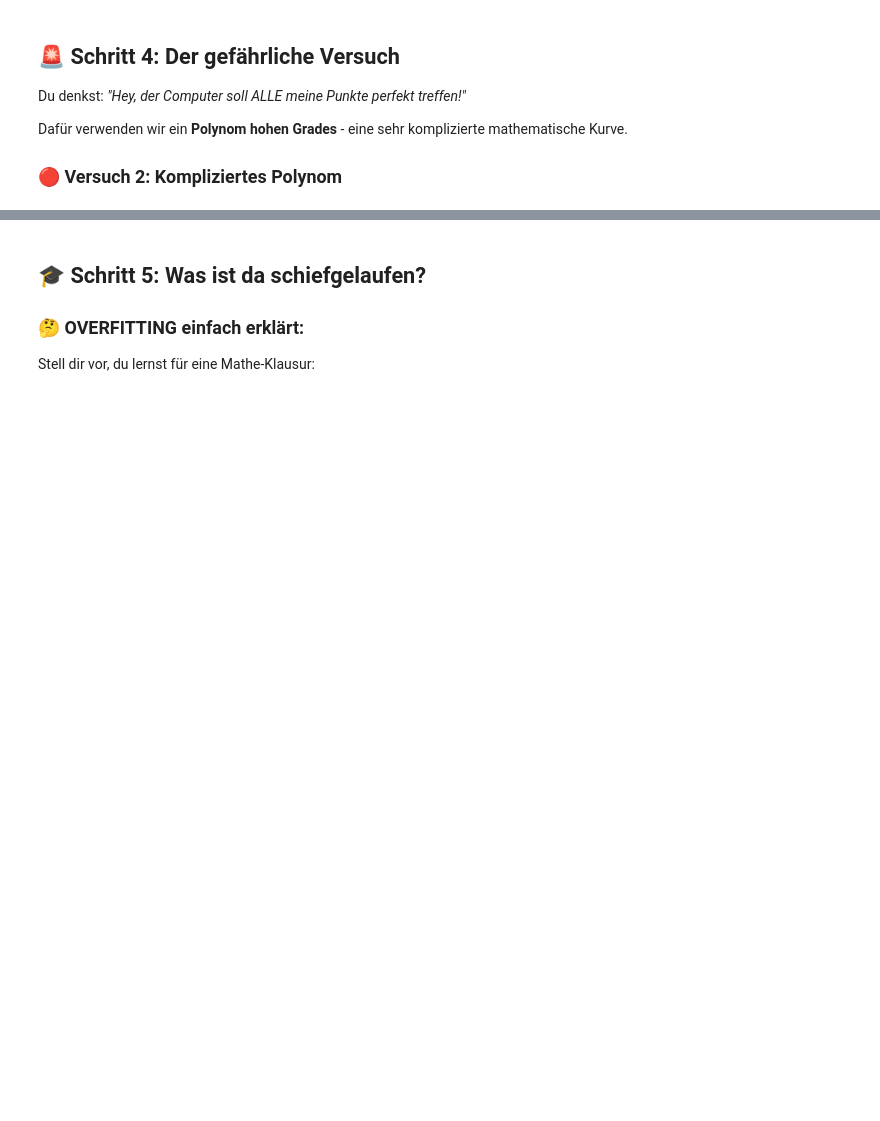
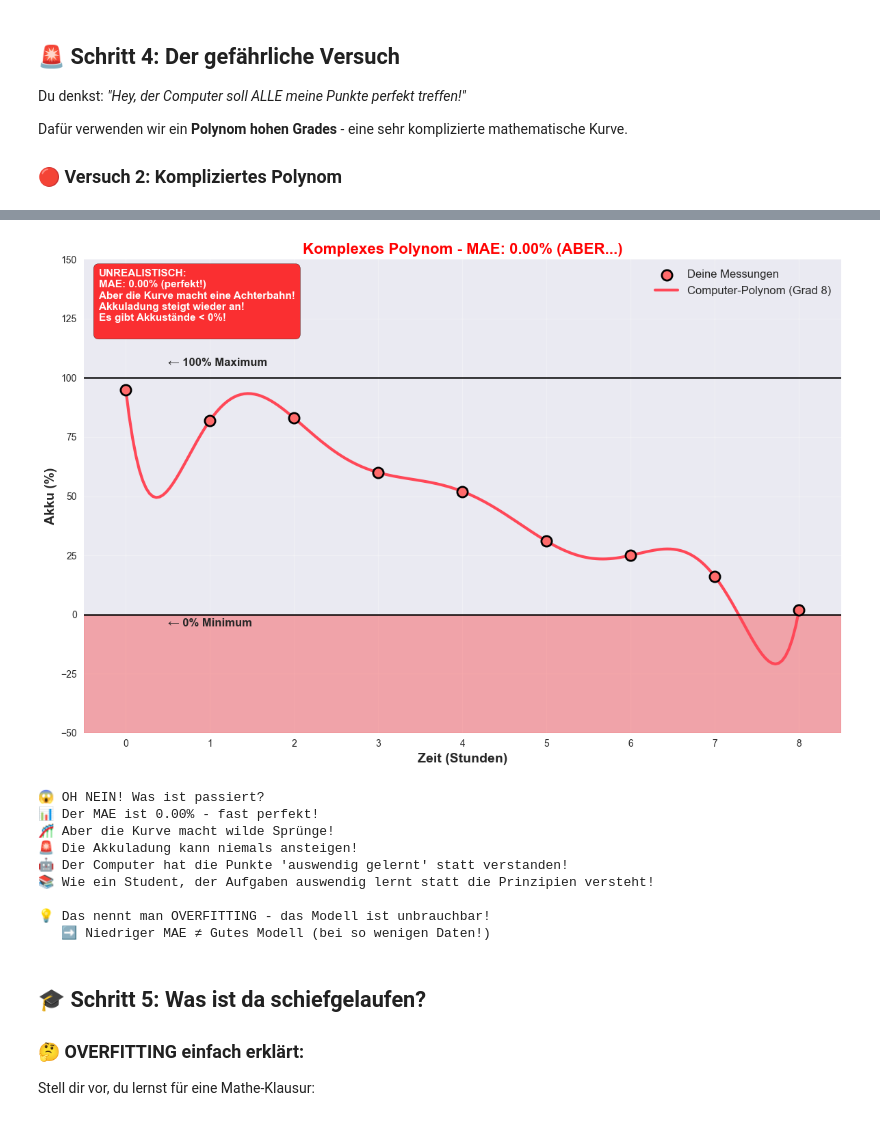
Before and after one commit to klar74/WS2025_lecture, a Jupyter notebook: Vorlesung_08/handy_entladung_polynomfit.ipynb, the cells around one changed output, grey strips where cells are left out. Cells and saved outputs as stored; diff of their text form; code cells hidden in the pictures; blank space fills up the shorter version.

```diff
--- a/Vorlesung_08/handy_entladung_polynomfit.ipynb
+++ b/Vorlesung_08/handy_entladung_polynomfit.ipynb
@@ -217,7 +294,7 @@ Dafür verwenden wir ein **Polynom hohen Grades** - eine sehr komplizierte mathe
 
 ### 🔴 Versuch 2: Kompliziertes Polynom
 # %%
-def komplexes_polynom(x, y, grad=12):
+def komplexes_polynom(x, y, grad=8):
     """
     Fittet ein POLYNOM durch deine Datenpunkte
     Grad 8 bedeutet: y = a₈x⁸ + a₇x⁷ + a₆x⁶ + ... + a₁x + a₀
@@ -233,10 +310,6 @@ def komplexes_polynom(x, y, grad=12):
     print(f"   🤯 Die Formel hätte {grad+1} Terme: a₈x⁸ + a₇x⁷ + ... + a₁x + a₀")
     print(f"   ⚠️  Das ist verdächtig kompliziert für so wenige Daten...")
 
-    # Zeige ein paar der Koeffizienten (die sind oft riesig!)
-    #print(f"   📊 Beispiel-Koeffizienten: {koeffizienten[:]} ...")
-    #print(f"   😵 Manche sind riesige Zahlen!")
-
     # Funktion, die Vorhersagen macht
     def vorhersage_funktion(neue_x_werte):
         return np.polyval(koeffizienten, neue_x_werte)
@@ -247,16 +320,18 @@ def komplexes_polynom(x, y, grad=12):
 print("🎓 GEFÄHRLICHE LERNPHASE: Computer wird zum Perfektionisten...")
 print()
 
-polynom_grad = 25
+polynom_grad = 8
 polynom_funktion, polynom_koeff = komplexes_polynom(zeit_stunden, akku_prozent, grad=polynom_grad)
 
 # Computer macht Vorhersagen
 vorhersagen_polynom = polynom_funktion(zeit_stunden)
 
 # Wie gut war der Computer diesmal?
-genauigkeit_polynom = berechne_genauigkeit(akku_prozent, vorhersagen_polynom)
+mae_polynom = berechne_mae(akku_prozent, vorhersagen_polynom)
 
 print()
-print(f"📊 ERGEBNIS: Computer ist zu {genauigkeit_polynom*100:.1f}% genau!")
-print("😱 WOW! Fast perfekt! Das muss doch super sein... oder?")
+print(f"📊 ERGEBNIS: Durchschnittlicher Fehler (MAE): {mae_polynom:.1f}%")
+print(f"   ➡️ Das bedeutet: Im Schnitt {mae_polynom:.1f} Prozentpunkte daneben")
+print("Er trifft alle Punkte perfekt!")
+print("😱 WOW! Ein MAE von fast 0% - das muss doch super sein... oder?")
 print("🚨 ACHTUNG: Lass uns schauen, was wirklich passiert ist...")
@@ -266,17 +355,17 @@ plt.figure(figsize=(12, 8))
 
 # Deine echten Messungen
 plt.scatter(zeit_stunden, akku_prozent, color='#FF6B6B', s=120,
-           edgecolors='black', linewidth=2, label='📱 Deine Messungen', zorder=5)
+           edgecolors='black', linewidth=2, label='Deine Messungen', zorder=5)
 
 # Computer-Vorhersage (die verrückte Kurve!)
 zeit_glatt = np.linspace(0, 8, 200)  # Mehr Punkte für die wilde Kurve
 vorhersage_polynom_glatt = polynom_funktion(zeit_glatt)
 plt.plot(zeit_glatt, vorhersage_polynom_glatt, color='#FF4757',
-         linewidth=3, label=f'🤖 Computer-Polynom (Grad {polynom_grad})')
+         linewidth=3, label=f'Computer-Polynom (Grad {polynom_grad})')
 
-plt.xlabel('⏰ Zeit (Stunden)', fontsize=14, fontweight='bold')
-plt.ylabel('🔋 Akku (%)', fontsize=14, fontweight='bold')
-plt.title(f'🔴 Komplexes Polynom - Genauigkeit: {genauigkeit_polynom*100:.1f}% (ABER...)',
+plt.xlabel('Zeit (Stunden)', fontsize=14, fontweight='bold')
+plt.ylabel('Akku (%)', fontsize=14, fontweight='bold')
+plt.title(f'Komplexes Polynom - MAE: {mae_polynom:.2f}% (ABER...)',
           fontsize=16, fontweight='bold', color='red')
 plt.grid(True, alpha=0.3)
 plt.legend(fontsize=12)
@@ -289,38 +378,52 @@ unrealistic_low = vorhersage_polynom_glatt < 0
 
 if np.any(unrealistic_high):
     plt.axhspan(100, 150, alpha=0.3, color='red')
 
 if np.any(unrealistic_low):
     plt.axhspan(-50, 0, alpha=0.3, color='red')
 
 # Realistische Grenzen markieren
 plt.axhline(y=0, color='black', linestyle='-', alpha=0.8, linewidth=2)
 plt.axhline(y=100, color='black', linestyle='-', alpha=0.8, linewidth=2)
 plt.text(0.5, 105, '← 100% Maximum', fontsize=12, fontweight='bold')
 plt.text(0.5, -5, '← 0% Minimum', fontsize=12, fontweight='bold')
 
 # Warnungen als Text
 max_val = np.max(vorhersage_polynom_glatt)
 min_val = np.min(vorhersage_polynom_glatt)
 
 plt.text(0.02, 0.98,
-         f'🚨 UNREALISTISCH:\n' +
-         #f'Minimum: {min_val:.1f}%\n\n' +
-         f'🎢 Die Kurve macht eine Achterbahn!\n' +
-         f'🎢 Akkuladung steigt am Ende wieder an!\n',
+         f'UNREALISTISCH:\n' +
+         f'MAE: {mae_polynom:.2f}% (perfekt!)\n' +
+         f'Aber die Kurve macht eine Achterbahn!\n' +
+         f'Akkuladung steigt wieder an!\n' +
+         f'Es gibt Akkustände < 0%!\n',
          transform=plt.gca().transAxes,
          bbox=dict(boxstyle='round,pad=0.5', facecolor='red', alpha=0.8),
          fontsize=11, color='white', fontweight='bold', verticalalignment='top')
 
 plt.tight_layout()
 plt.show()
 
 print("😱 OH NEIN! Was ist passiert?")
-print(f"🎢 Die Kurve macht wilde Sprünge!")
+print(f"📊 Der MAE ist {mae_polynom:.2f}% - fast perfekt!")
+print(f"🎢 Aber die Kurve macht wilde Sprünge!")
 print("🚨 Die Akkuladung kann niemals ansteigen!")
 print("🤖 Der Computer hat die Punkte 'auswendig gelernt' statt verstanden!")
 print("📚 Wie ein Student, der Aufgaben auswendig lernt statt die Prinzipien versteht!")
 print("\n💡 Das nennt man OVERFITTING - das Modell ist unbrauchbar!")
+print("   ➡️ Niedriger MAE ≠ Gutes Modell (bei so wenigen Daten!)")
+# %% [output]
+[figure, added]
+😱 OH NEIN! Was ist passiert?
+📊 Der MAE ist 0.00% - fast perfekt!
+🎢 Aber die Kurve macht wilde Sprünge!
+🚨 Die Akkuladung kann niemals ansteigen!
+🤖 Der Computer hat die Punkte 'auswendig gelernt' statt verstanden!
+📚 Wie ein Student, der Aufgaben auswendig lernt statt die Prinzipien versteht!
+
+💡 Das nennt man OVERFITTING - das Modell ist unbrauchbar!
+   ➡️ Niedriger MAE ≠ Gutes Modell (bei so wenigen Daten!)
 # %% [markdown]
 ## 🎓 Schritt 5: Was ist da schiefgelaufen?
 
```
Also changed, not shown: parts of 19 cells of this notebook, 2 other files.
